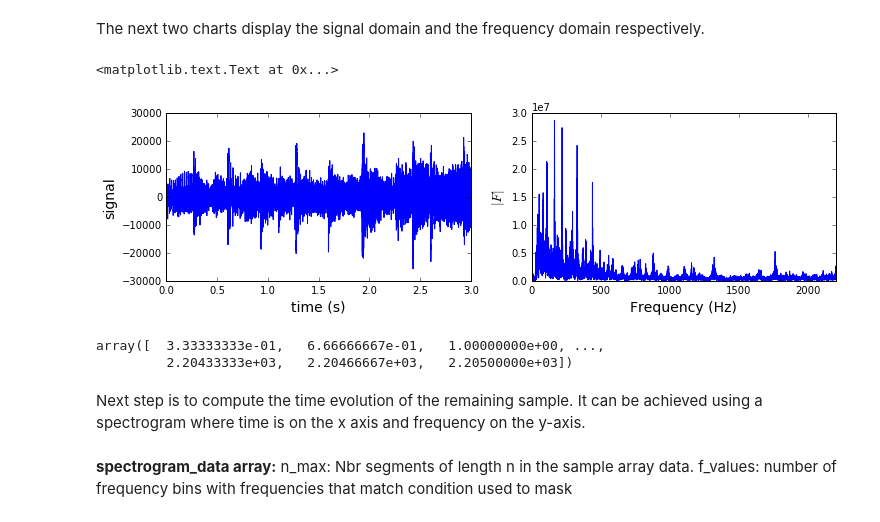
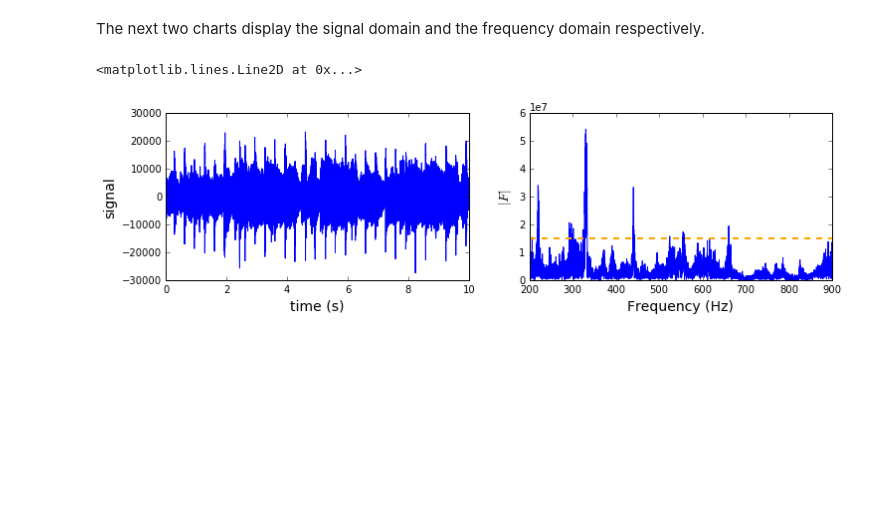
Before and after one commit to gonzsanc/computer_vision_digital_signal, a Jupyter notebook: Music Classification.ipynb, the cells around one changed output. Saved outputs shown, nothing was run; the diff lists cells and outputs as text; code cells hidden in the pictures; blank space fills up the shorter version.

```diff
--- a/Music Classification.ipynb
+++ b/Music Classification.ipynb
@@ -513,2 +582,0 @@ In order to extract 3 seconds of sound we need to extract a total of 3x22050 sam
-# %%
-N = 3 * sample_rate; N
@@ -521,5 +601,5 @@ f = fftpack.fftfreq(N, 1.0/sample_rate)
 #Linspace creates a series but instead of increasing 0.5 in this case, it goes from 0 to 0.5 (the second argument)
 #in N times. It create a sequence of N elements equally distant from each other that goes from 0 to 0.5
 #We want 3 seconds spread over N samples
-t = np.linspace(0, 3, N) ; t
+t = np.linspace(0, seconds_to_extract, N) ; t
 # %% [output]
@@ -528,3 +607,0 @@ array([  0.00000000e+00,   4.53521595e-05,   9.07043190e-05, ...,
-# %%
-# We want to filter frequencies above 10% of the file maximum Hertzs and study only that segment.
-mask = (f > 0) * (f <= sample_rate * 0.1) ; mask
@@ -532,0 +608,3 @@ array([False,  True,  True, ..., False, False, False], dtype=bool)
+# %%
+# We create a mask to filter those samples which frequency range between A3 and A5
+mask = (f >= Lower_freq) * (f <= Upper_freq) ; mask
@@ -542,23 +622,13 @@ The next two charts display the signal domain and the frequency domain respectiv
 # %%
 fig, axes = plt.subplots(1, 2, figsize=(12, 3))
 axes[0].plot(t, subdata)
 axes[0].set_ylabel("signal", fontsize=14)
 axes[0].set_xlabel("time (s)", fontsize=14)
 axes[1].plot(f[mask], abs(F[mask])) # The f[mask] contains only those points of the frequency (0,2000+) filtered.
-axes[1].set_xlim(0, sample_rate * 0.1)
+axes[1].set_xlim(Lower_freq, Upper_freq)
 axes[1].set_ylabel("$|F|$", fontsize=14)
 axes[1].set_xlabel("Frequency (Hz)", fontsize=14)
+axes[1].axhline(y=1.5E7,color="orange", linestyle="dashed",lw="2")
 # %% [output]
-<matplotlib.text.Text at 0x...>
+<matplotlib.lines.Line2D at 0x...>
-[figure, old version]
+[figure, new version]
-# %%
-f[mask]
-# %% [output]
-array([  3.33333333e-01,   6.66666667e-01,   1.00000000e+00, ...,
-         2.20433333e+03,   2.20466667e+03,   2.20500000e+03])
-# %% [markdown]
-Next step is to compute the time evolution of the remaining sample. It can be achieved using a spectrogram where time is on the x axis and frequency on the y-axis.
-# %% [markdown]
-<b>spectrogram_data array:</b>
-n_max: Nbr segments of length n in the sample array data.
-f_values: number of frequency bins with frequencies that match condition used to mask
```
Also changed, not shown: parts of 45 cells of this notebook, 1 other file.
